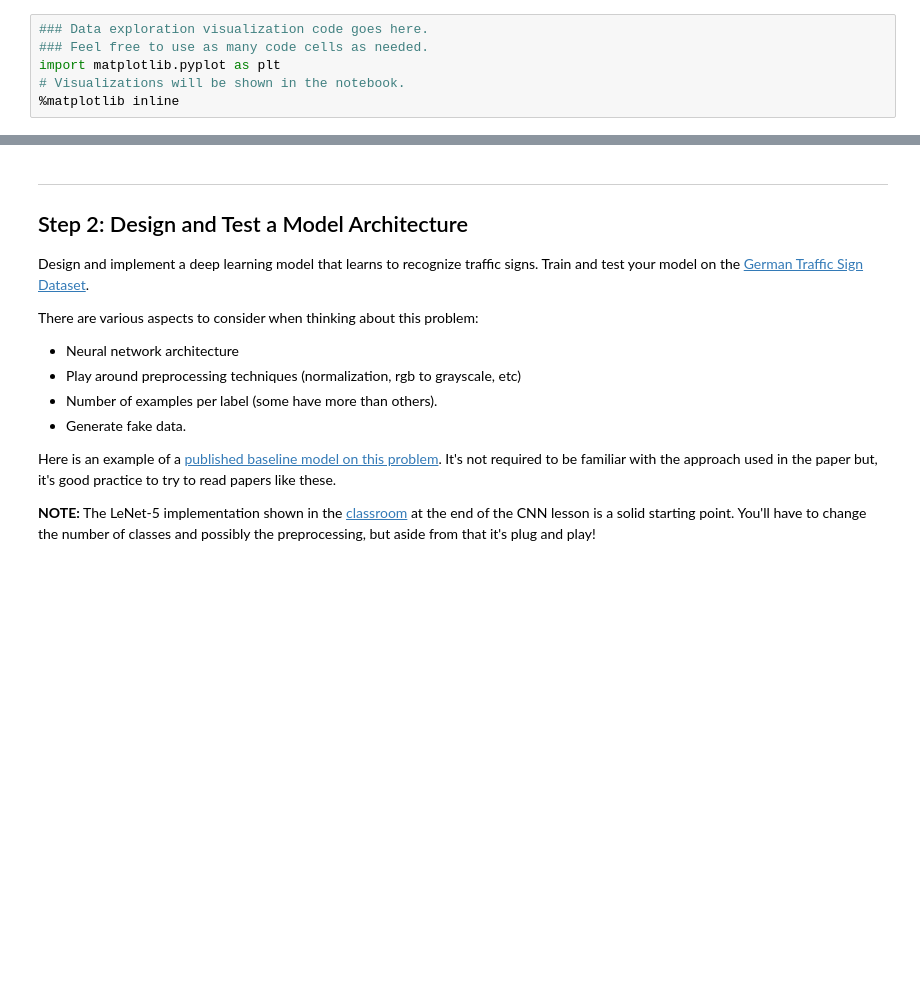
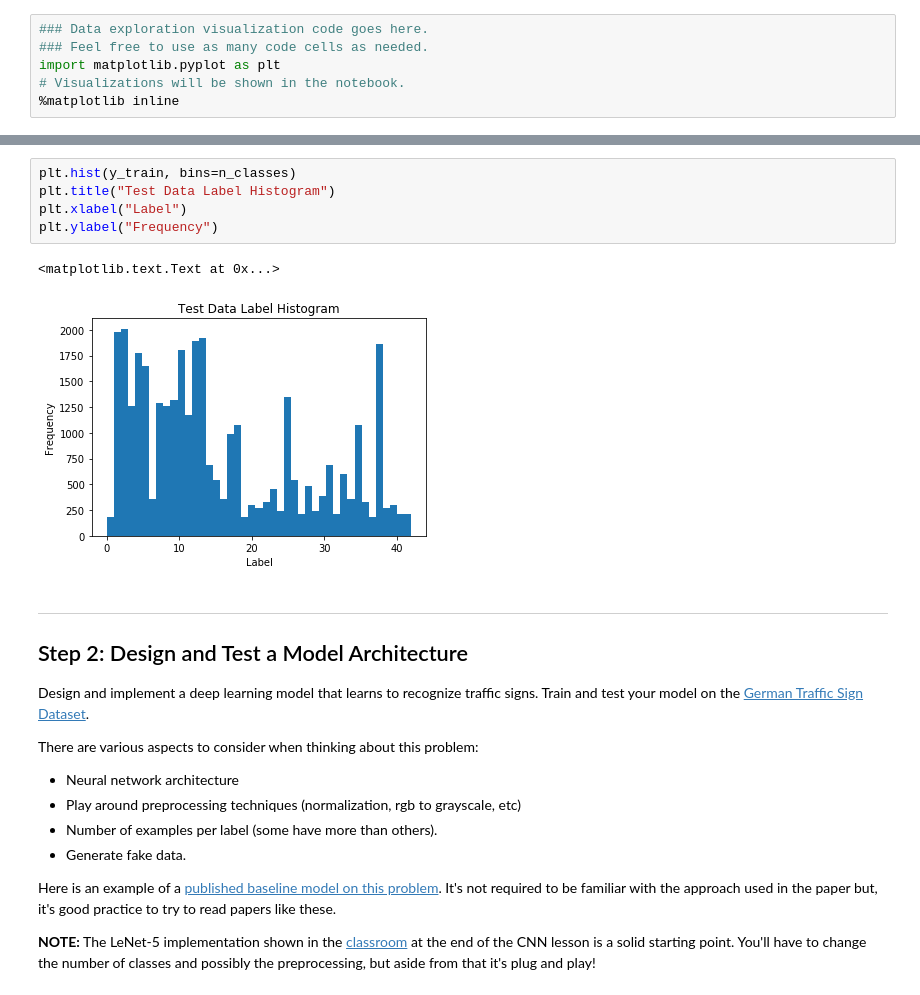
Before and after one commit to xingchih/CarND-Traffic-Sign-Classifier-Project, a Jupyter notebook: Traffic_Sign_Classifier.ipynb, the cells around one changed output, grey strips where cells are left out. Drawn from its saved outputs; the diff is of its cells as text; blank space fills up the shorter version.

```diff
--- a/Traffic_Sign_Classifier.ipynb
+++ b/Traffic_Sign_Classifier.ipynb
@@ -96,3 +144,11 @@ import matplotlib.pyplot as plt
+# %%
+plt.hist(y_train, bins=n_classes)
+plt.title("Test Data Label Histogram")
+plt.xlabel("Label")
+plt.ylabel("Frequency")
+# %% [output]
+<matplotlib.text.Text at 0x...>
+[figure, added]
 # %% [markdown]
 ----
 
```
Also changed, not shown: parts of 14 cells of this notebook, 20 other files.
